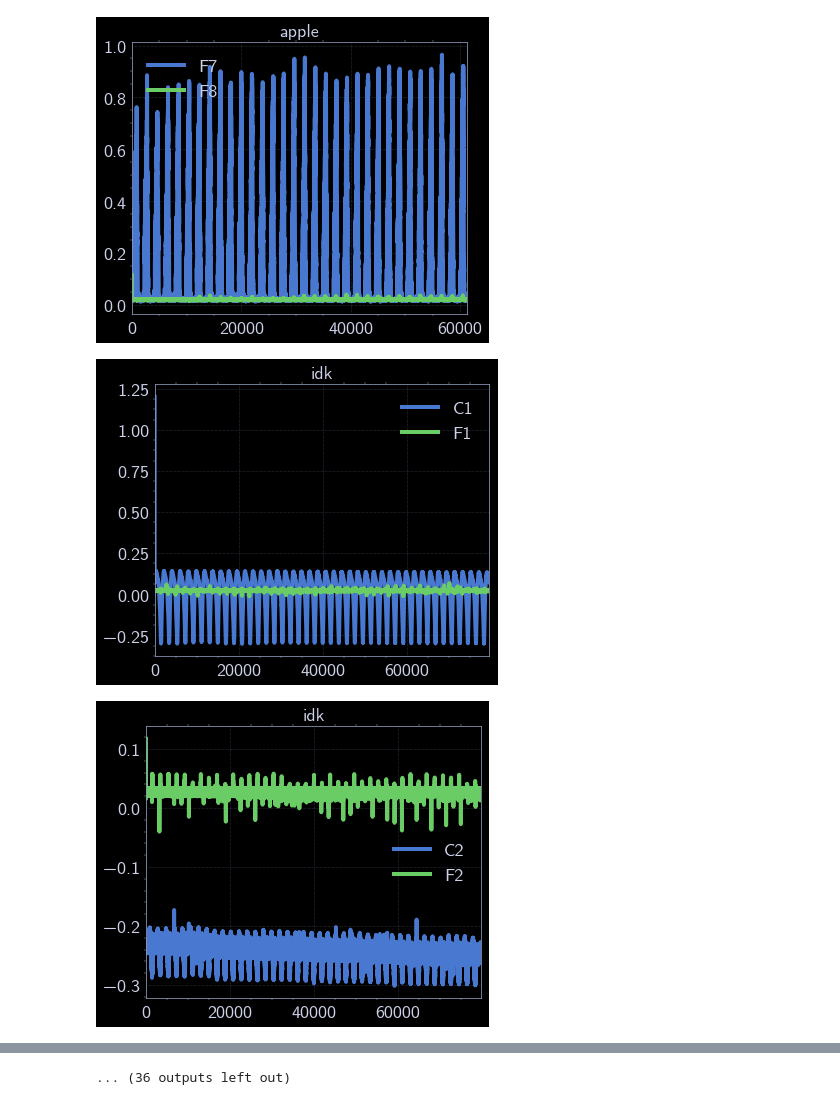
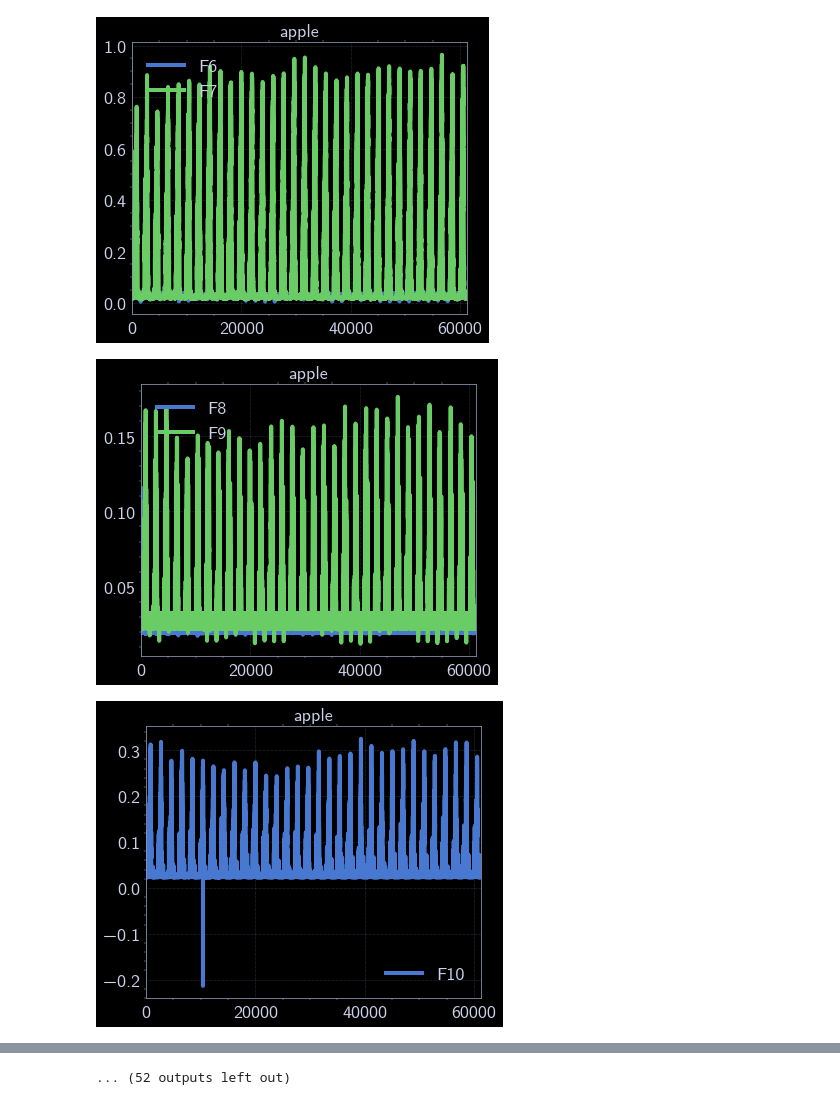
Before and after one commit to matheuscfernandes/mla, a Jupyter notebook: AnalysisV1.ipynb, the cells around one changed output, grey strips where cells are left out. Saved outputs shown, nothing was run; the diff lists cells and outputs as text; code cells hidden in the pictures.

Commit message:
data preprocessing progress -- added rest of preplots

```diff
--- a/AnalysisV1.ipynb
+++ b/AnalysisV1.ipynb
@@ -109,10 +109,14 @@ for key in Data.keys():
     plt.title(key)
     Data[key].plot(y=['C4','F4'])
     plt.title(key)
-    Data[key].plot(y=['F5','F6'])
+    Data[key].plot(y=['C5','F5'])
     plt.title(key)
-    Data[key].plot(y=['F7','F8'])
+    Data[key].plot(y=['F6','F7'])
     plt.title(key)
+    Data[key].plot(y=['F8','F9'])
+    plt.title(key)
+    Data[key].plot(y=['F10'])
+    plt.title(key)
 # %% [output]
 [figure]
 [figure]
@@ -122,3 +126,3 @@ for key in Data.keys():
-[figure, old version]
+[figure, new version]
-[figure, old version]
+[figure, new version]
-[figure, old version]
+[figure, new version]
@@ -129,4 +133,4 @@ for key in Data.keys():
-... (36 outputs left out)
+... (52 outputs left out)
 # %%
 def EmbedLabels(AllData):
     EmbededData=pd.DataFrame()
```
Also changed, not shown: parts of 1 cell of this notebook.
